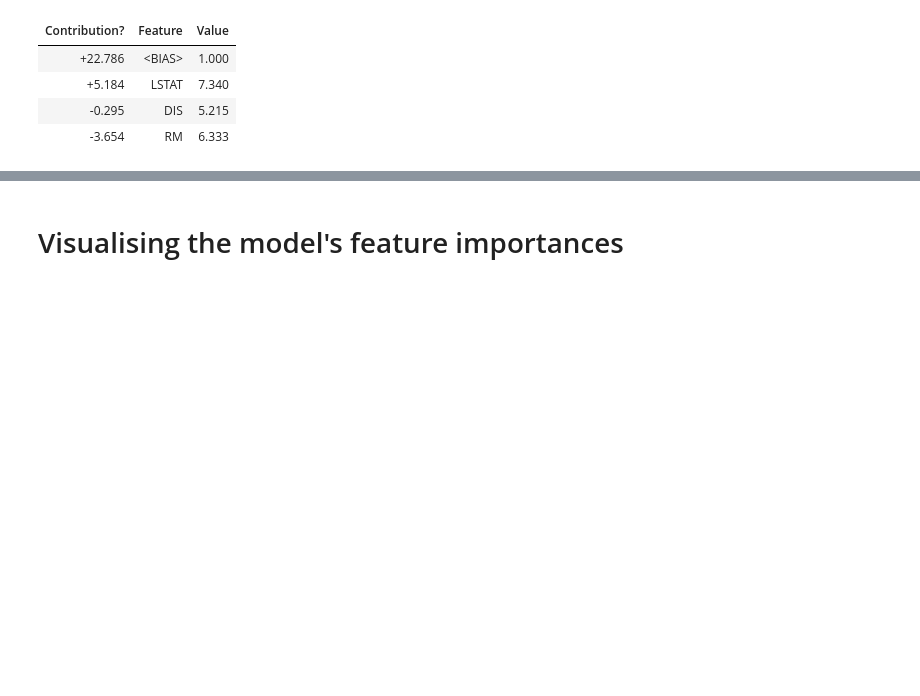
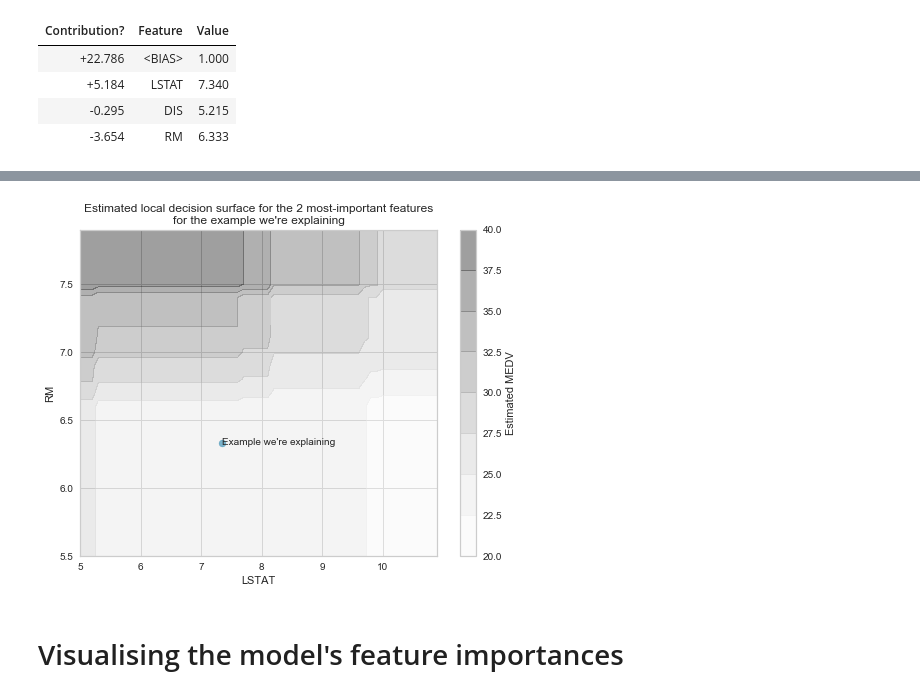
Before and after one commit to ianozsvald/data_science_delivered, a Jupyter notebook: ml_explain_regression_prediction.ipynb, the cells around one changed output, grey strips where cells are left out. Drawn from its saved outputs; the diff is of its cells as text; code cells hidden in the pictures; blank space fills up the shorter version.

```diff
--- a/ml_explain_regression_prediction.ipynb
+++ b/ml_explain_regression_prediction.ipynb
@@ -407,3 +438,40 @@ y (score 24.021) top features
+# %%
+lstat_min = 5
+lstat_max = 11
+rm_min = 5.5
+rm_max = 8
+
+x_min = lstat_min
+x_max = lstat_max
+y_min = rm_min
+y_max = rm_max
+
+xx, yy = np.meshgrid(np.arange(x_min, x_max, 0.1),
+                     np.arange(y_min, y_max, 0.1))
+
+fig, ax = plt.subplots(figsize=(8,6));
+
+#f, axarr = plt.subplots(2, 2, sharex='col', sharey='row', figsize=(10, 8))
+
+Z = []
+fake_example_to_explain = example_to_explain.copy()
+for new_x, new_y in np.c_[xx.ravel(), yy.ravel()]:
+    fake_example_to_explain.LSTAT = new_x
+    fake_example_to_explain.RM = new_y
+    MEDV_fake_example = est.predict(fake_example_to_explain.values.reshape(-1, 1).T)
+    Z.append(MEDV_fake_example)
+
+Z = np.array(Z).reshape(xx.shape)
+cont = ax.contourf(xx, yy, Z, alpha=0.4)
+ax.set(xlabel="LSTAT",
+       ylabel="RM",
+       title="Estimated local decision surface for the 2 most-important features\nfor the example we're explaining");
+
+plt.scatter([example_to_explain.LSTAT], [example_to_explain.RM], alpha=0.5)
+ax.text(example_to_explain.LSTAT, example_to_explain.RM, "Example we're explaining", ha="left", va="center")
+fig.colorbar(cont, ax=ax, orientation='vertical', label="Estimated MEDV");
+# %% [output]
+[figure, added]
 # %% [markdown]
 # Visualising the model's feature importances
 # %% [markdown]
```
Also changed, not shown: parts of 21 cells of this notebook.
